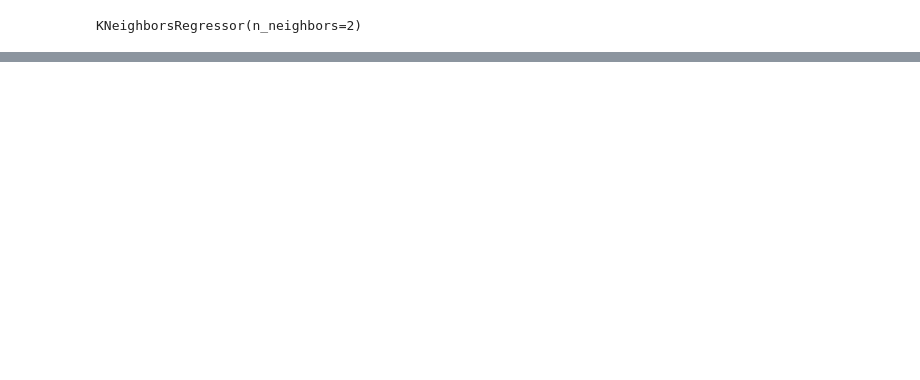
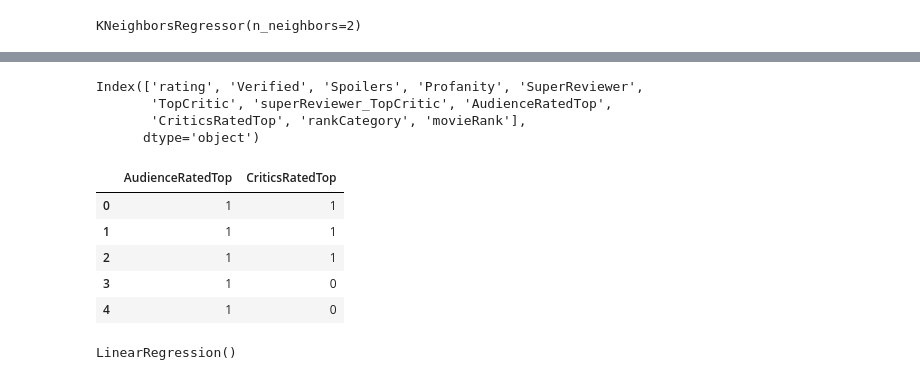
Before and after one commit to osoisi/Data-Science-Projects, a Jupyter notebook: Movie Reviews/Rotten Tomatoes- Movie Reviews.ipynb, the cells around one changed output, grey strips where cells are left out. Drawn from its saved outputs; the diff is of its cells as text; code cells hidden in the pictures; blank space fills up the shorter version.

```diff
--- a/Movie Reviews/Rotten Tomatoes- Movie Reviews.ipynb
+++ b/Movie Reviews/Rotten Tomatoes- Movie Reviews.ipynb
@@ -779,0 +836,19 @@ R2 Score: -2.8481431967270003
+# %%
+df.columns
+# %% [output]
+Index(['rating', 'Verified', 'Spoilers', 'Profanity', 'SuperReviewer',
+       'TopCritic', 'superReviewer_TopCritic', 'AudienceRatedTop',
+       'CriticsRatedTop', 'rankCategory', 'movieRank'],
+      dtype='object')
+# %%
+X = df[['AudienceRatedTop', 'CriticsRatedTop']]
+y = df['movieRank']
+# %%
+X.head()
+# %% [output]
+|  | AudienceRatedTop | CriticsRatedTop |
+| 0 | 1 | 1 |
+| 1 | 1 | 1 |
+| 2 | 1 | 1 |
+| 3 | 1 | 0 |
+| 4 | 1 | 0 |
@@ -779,0 +865,4 @@ R2 Score: -2.8481431967270003
+# %%
+l_model.fit(X_train_scaled, y_train_scaled)
+# %% [output]
+LinearRegression()
```
Also changed, not shown: parts of 27 cells of this notebook.
